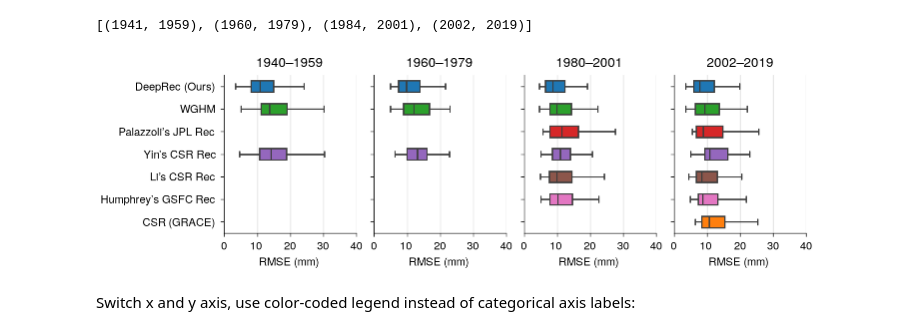
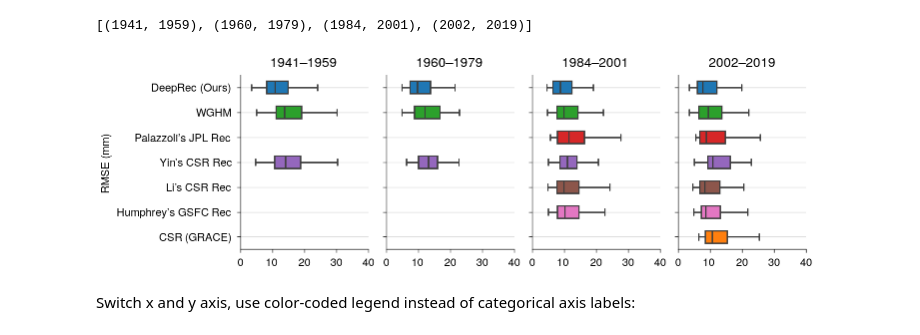
Before and after one commit to lqgentner/deeprec, a Jupyter notebook: notebooks/21-paper-plots/water-budget-closure.ipynb, the cells around one changed output. Cells and saved outputs as stored; diff of their text form; code cells hidden in the pictures.

Commit message:
Updated title generation in water budget plots to reflect updated evaluation strategy

```diff
--- a/notebooks/21-paper-plots/water-budget-closure.ipynb
+++ b/notebooks/21-paper-plots/water-budget-closure.ipynb
@@ -402,33 +402,32 @@ time_periods_eval
 # %%
 # Create boxplots
 fig, axs = plt.subplots(
-    ncols=len(TIME_PERIODS), sharex=True, sharey=True, figsize=(7.2, 2.2)
+    ncols=len(time_periods_eval), sharex=True, sharey=True, figsize=(7.2, 2.2)
 )
 locator = ticker.MultipleLocator(10)
 
 # Iterate over different time periods
-for ax, period, df_error in zip(axs, TIME_PERIODS, df_errors):
+for ax, period, df_error in zip(axs, time_periods_eval, df_errors):
     # Plot
     sns.boxplot(
         df_error,
         x="error",
         y="model_verbose",
         hue="model",
         palette=colors_dict,
         showfliers=False,
         width=0.5,
         saturation=1,
         legend=False,
         ax=ax,
     )
-    ax.xaxis.grid()
-    ax.set(xlabel="RMSE (mm)", ylabel=None)
-    ax.set_title(period[0] + "--" + period[1])
+    ax.set(ylabel="RMSE (mm)", xlabel=None, title=f"{period[0]}--{period[1]}")
+    ax.yaxis.grid(True)
     ax.xaxis.set_major_locator(locator)
 
 axs[0].set(xlim=(0, 40));
 # %% [output]
-[figure, old version]
+[figure, new version]
 # %% [markdown]
 Switch x and y axis, use color-coded legend instead of categorical axis labels:
 # %%
```
Also changed, not shown: parts of 2 cells of this notebook, 1 other file.
